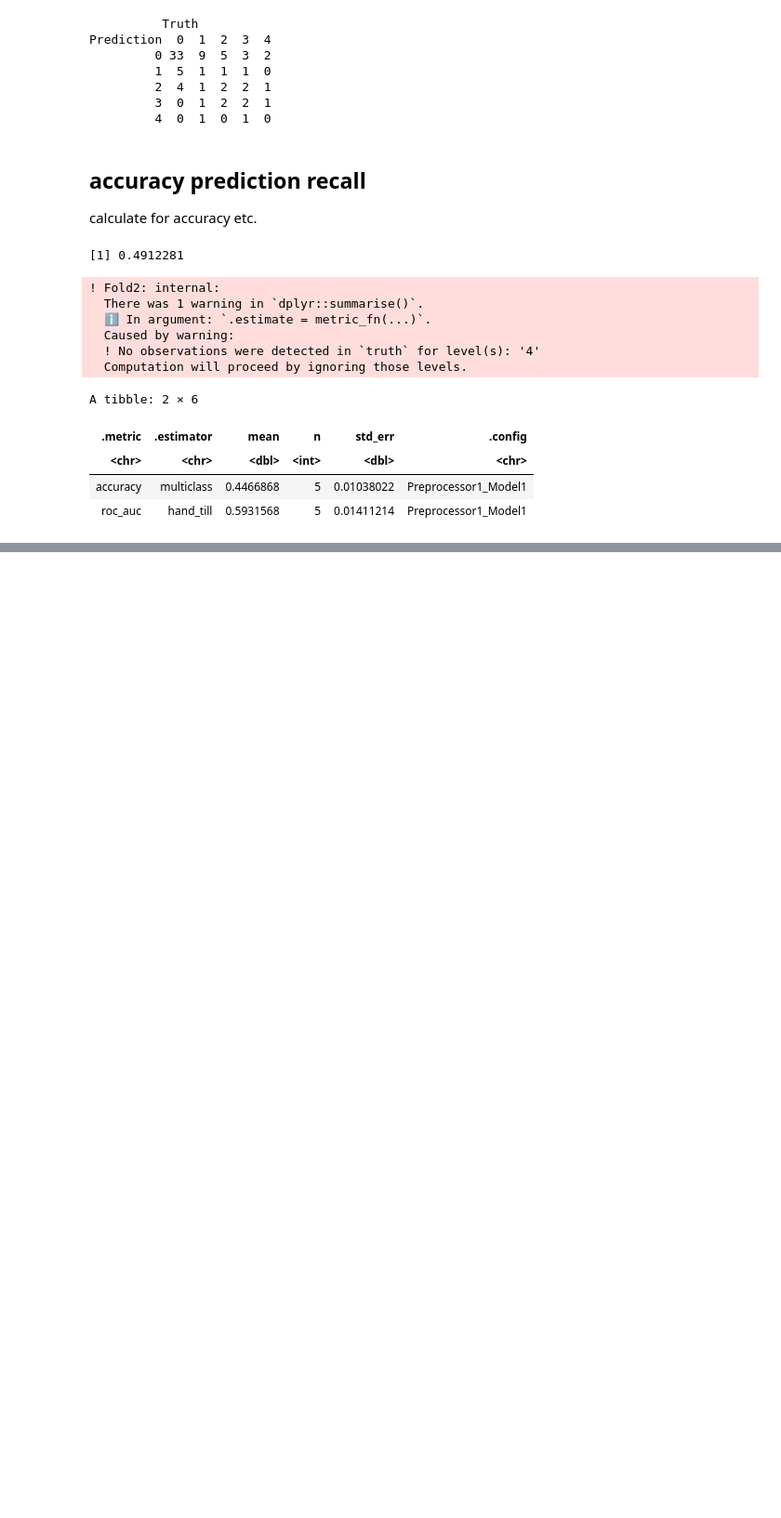
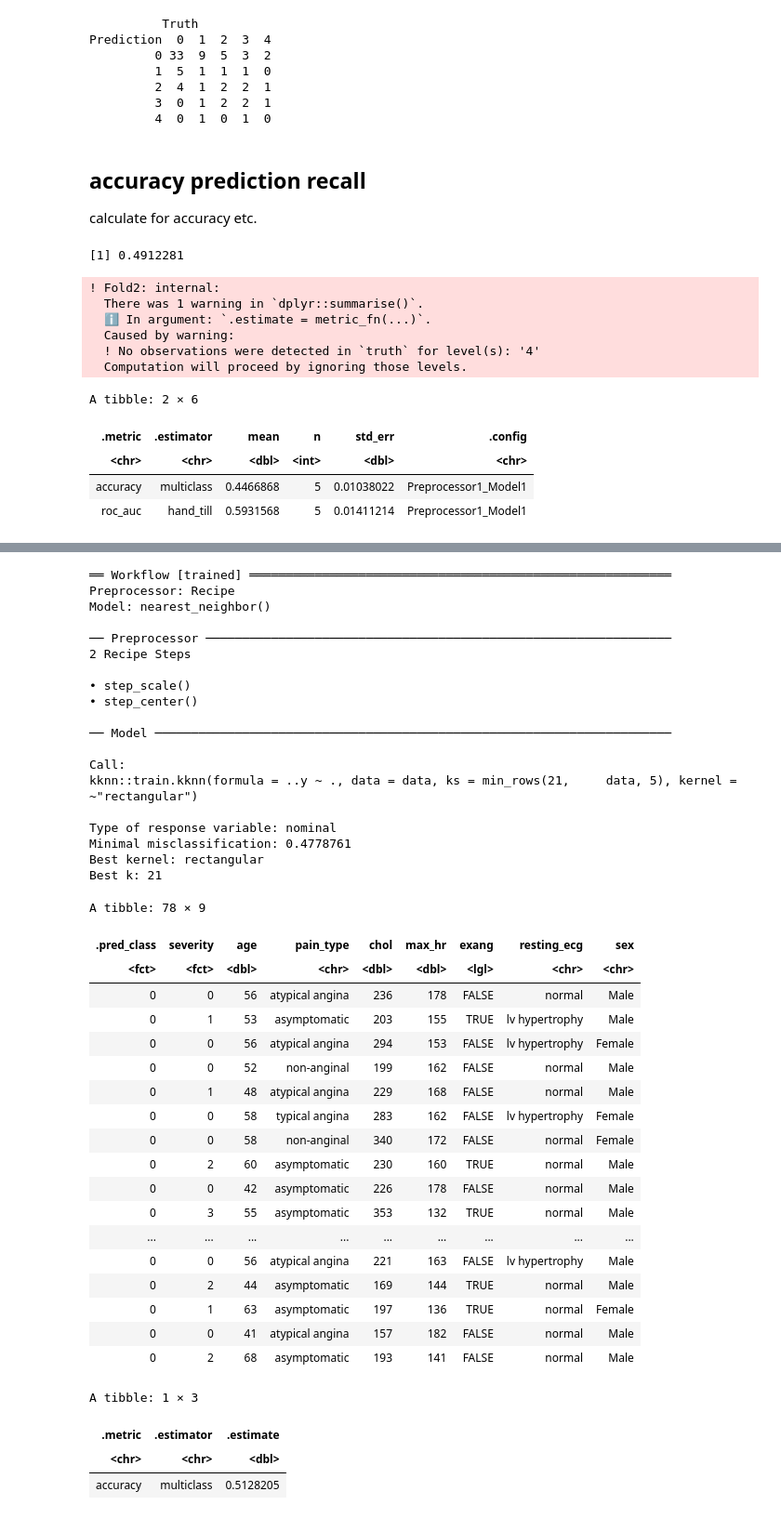
Before and after one commit to cocom250/DSCI-100-Group-17, a Jupyter notebook: group_project_report.ipynb, the cells around one changed output, grey strips where cells are left out. Shown: that part at 93% size. Drawn from its saved outputs; the diff is of its cells as text; code cells hidden in the pictures; blank space fills up the shorter version.

Commit message:
used optimal k

```diff
--- a/group_project_report.ipynb
+++ b/group_project_report.ipynb
@@ -352,0 +364,80 @@ accuracy_vs_k
+# %%
+#using optimal k value = 21
+# set the seed so our evaluation is reproducable
+set.seed(2024)
+
+heart_recipe <- recipe(severity ~ age + chol + max_hr, data = heart_disease_data) |>
+    step_scale(all_predictors()) |>
+    step_center(all_predictors())
+
+# training the classifier
+knn_spec <- nearest_neighbor(weight_func = "rectangular", neighbors = 21) |>
+  set_engine("kknn") |>
+  set_mode("classification")
+
+knn_fit <- workflow() |>
+  add_recipe(heart_recipe) |>
+  add_model(knn_spec) |>
+  fit(data = heart_disease_train)
+
+knn_fit
+
+#predicting labels in the test set
+heart_test_predictions <- predict(knn_fit, heart_disease_test) |>
+    bind_cols(heart_disease_test)
+
+heart_test_predictions
+
+# evaluating performance of the classifier on the test set
+heart_test_predictions |>
+    metrics(truth = severity, estimate = .pred_class) |>
+    filter(.metric == "accuracy")
+
+# looking at the confusion matrix
+confusion <- heart_test_predictions |>
+    conf_mat(truth = severity, estimate = .pred_class)
+
+confusion
+# %% [output]
+══ Workflow [trained] ══════════════════════════════════════════════════════════
+Preprocessor: Recipe
+Model: nearest_neighbor()
+
+── Preprocessor ────────────────────────────────────────────────────────────────
+2 Recipe Steps
+
+• step_scale()
+• step_center()
+
+── Model ───────────────────────────────────────────────────────────────────────
+
+Call:
+kknn::train.kknn(formula = ..y ~ ., data = data, ks = min_rows(21,     data, 5), kernel = ~"rectangular")
+
+Type of response variable: nominal
+Minimal misclassification: 0.4778761
+Best kernel: rectangular
+Best k: 21
+A tibble: 78 × 9
+| .pred_class | severity | age | pain_type | chol | max_hr | exang | resting_ecg | sex |
+| <fct> | <fct> | <dbl> | <chr> | <dbl> | <dbl> | <lgl> | <chr> | <chr> |
+| 0 | 0 | 56 | atypical angina | 236 | 178 | FALSE | normal | Male |
+| 0 | 1 | 53 | asymptomatic | 203 | 155 | TRUE | lv hypertrophy | Male |
+| 0 | 0 | 56 | atypical angina | 294 | 153 | FALSE | lv hypertrophy | Female |
+| 0 | 0 | 52 | non-anginal | 199 | 162 | FALSE | normal | Male |
+| 0 | 1 | 48 | atypical angina | 229 | 168 | FALSE | normal | Male |
+| 0 | 0 | 58 | typical angina | 283 | 162 | FALSE | lv hypertrophy | Female |
+| 0 | 0 | 58 | non-anginal | 340 | 172 | FALSE | normal | Female |
+| 0 | 2 | 60 | asymptomatic | 230 | 160 | TRUE | normal | Male |
+| 0 | 0 | 42 | asymptomatic | 226 | 178 | FALSE | normal | Male |
+| 0 | 3 | 55 | asymptomatic | 353 | 132 | TRUE | normal | Male |
+| ... | ... | ... | ... | ... | ... | ... | ... | ... |
+| 0 | 0 | 56 | atypical angina | 221 | 163 | FALSE | lv hypertrophy | Male |
+| 0 | 2 | 44 | asymptomatic | 169 | 144 | TRUE | normal | Male |
+| 0 | 1 | 63 | asymptomatic | 197 | 136 | TRUE | normal | Female |
+| 0 | 0 | 41 | atypical angina | 157 | 182 | FALSE | normal | Male |
+| 0 | 2 | 68 | asymptomatic | 193 | 141 | FALSE | normal | Male |
+A tibble: 1 × 3
+| .metric | .estimator | .estimate |
+| <chr> | <chr> | <dbl> |
+| accuracy | multiclass | 0.5128205 |
```
Also changed, not shown: parts of 2 cells of this notebook.
